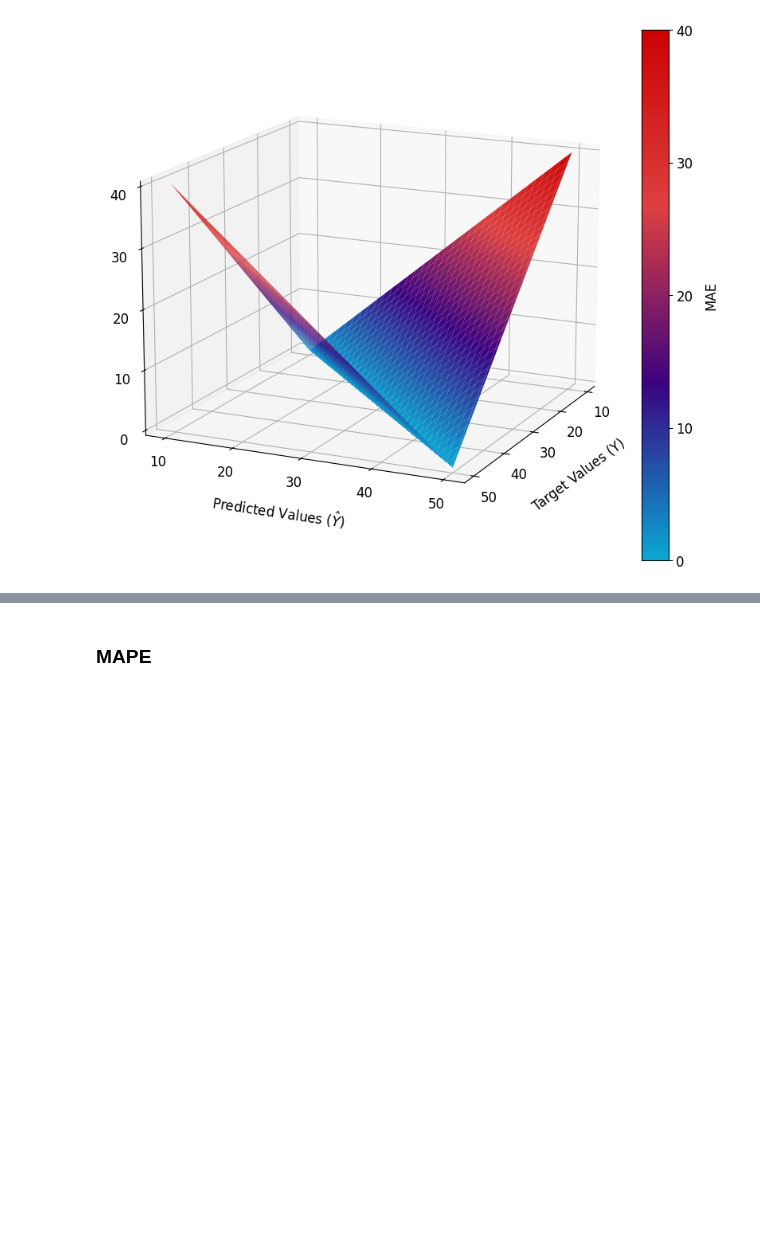
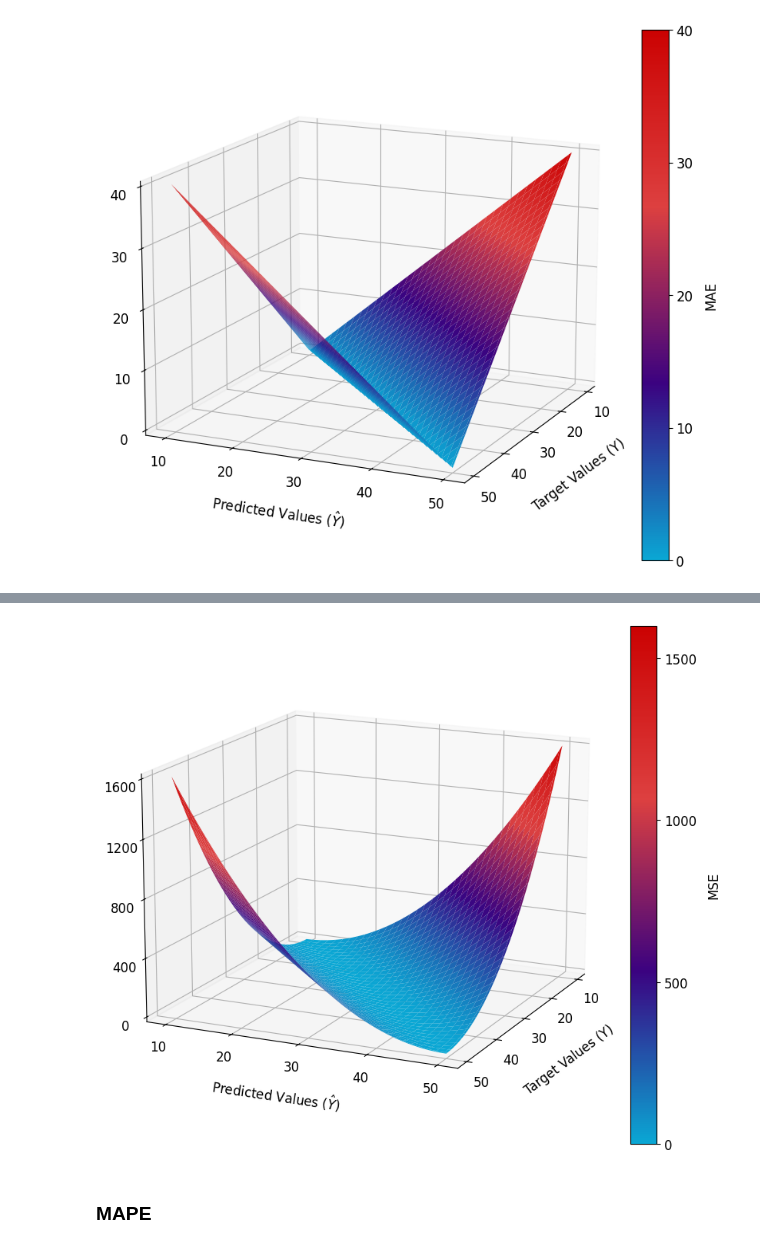
Before and after one commit to NannyML/The-Little-Book-of-ML-Metrics, a Jupyter notebook: book_plots.ipynb, the cells around one changed output, grey strips where cells are left out. Drawn from its saved outputs; the diff is of its cells as text; code cells hidden in the pictures; blank space fills up the shorter version.

```diff
--- a/book_plots.ipynb
+++ b/book_plots.ipynb
@@ -113,3 +113,28 @@ plt.show()
+# %%
+fig = plt.figure(figsize=(6.4*1.5, 4.8*1.5))
+ax = fig.add_subplot(111, projection='3d')
+surf = ax.plot_surface(real_grid, predicted_grid, mse_grid, cmap=nml_cmap,
+                       vmin=np.min(mse_grid), vmax=np.max(mse_grid))
+
+cbar = fig.colorbar(surf, pad=0.01)
+cbar.ax.locator_params(nbins=4)
+
+ax.set_xticks([10, 20, 30, 40, 50])
+ax.set_yticks([10, 20, 30, 40, 50])
+ax.set_zticks([0, 400, 800, 1200, 1600])
+ax.view_init(elev=15, azim=25)
+
+ax.set_xlabel('Target Values (Y)')
+ax.set_ylabel('Predicted Values ($\hat{Y}$)')
+ax.set_zlabel('MSE', labelpad=10)
+ax.zaxis.label.set_rotation(90)
+cbar.set_label('MSE', labelpad=10)
+
+fig.tight_layout()
+plt.savefig('plots/MSE_3d_surface.png', dpi=300)
+plt.show()
+# %% [output]
+[figure, added]
 # %% [markdown]
 ### MAPE
 # %%
```
Also changed, not shown: parts of 4 cells of this notebook, 2 other files.
